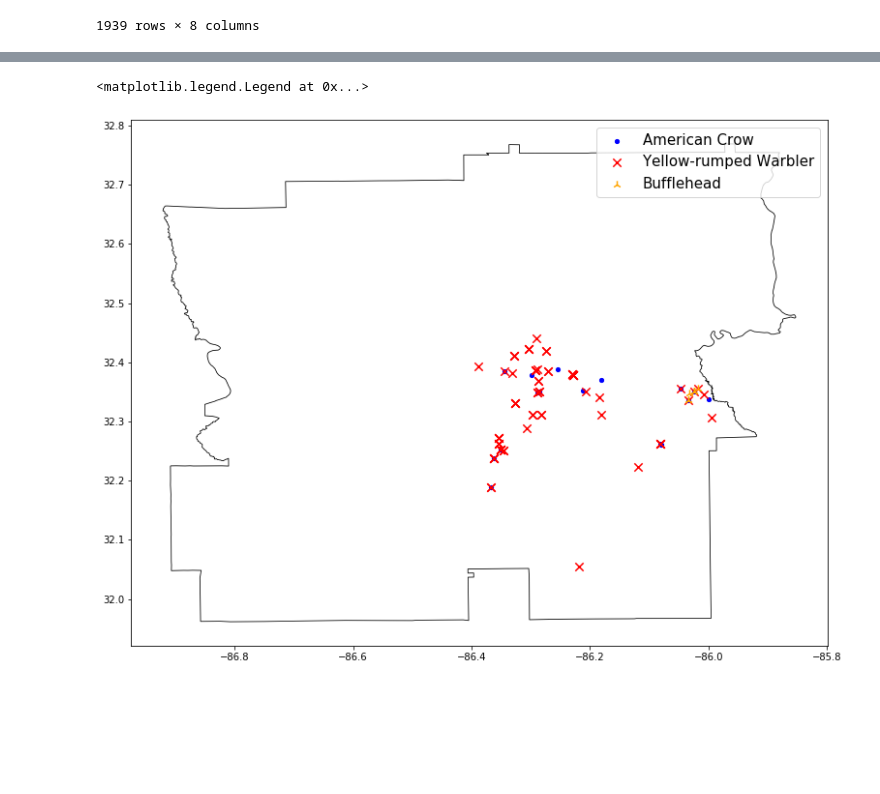
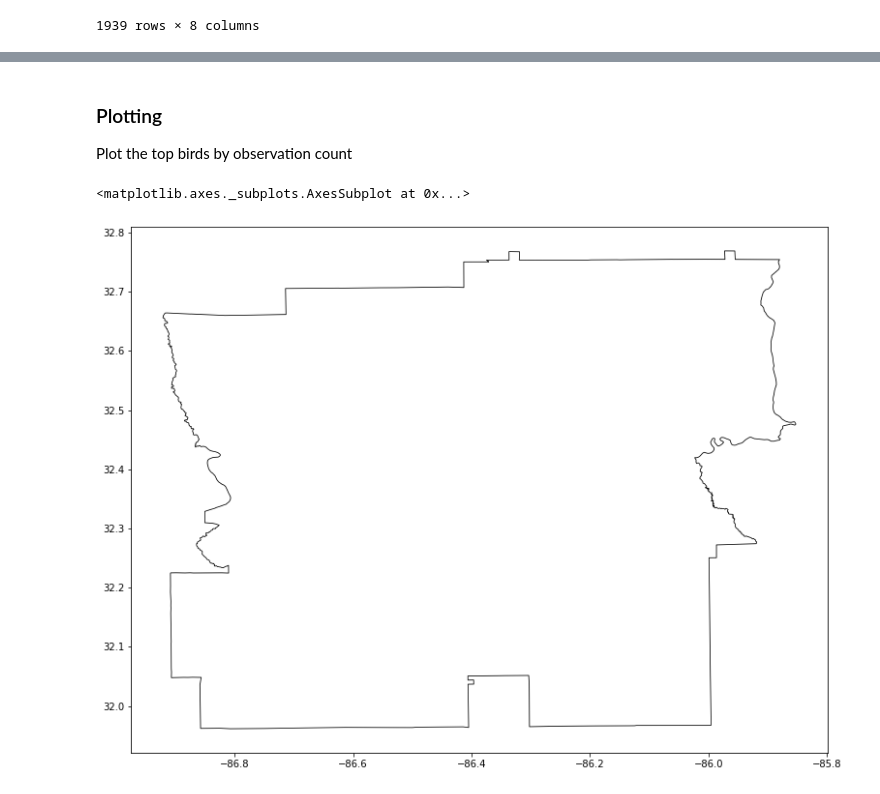
Before and after one commit to ben-sandham/maRaptors, a Jupyter notebook: montgomery_plotting.ipynb, the cells around one changed output, grey strips where cells are left out. Saved outputs shown, nothing was run; the diff lists cells and outputs as text; code cells hidden in the pictures; blank space fills up the shorter version.

```diff
--- a/montgomery_plotting.ipynb
+++ b/montgomery_plotting.ipynb
@@ -116,23 +164,26 @@ geopandas.geodataframe.GeoDataFrame
+# %% [markdown]
+### Plotting
+Plot the top birds by observation count
 # %%
-# Plot unfilled polygon with geographic datapoints
-fig, ax = plt.subplots(figsize = (16,10))
-mx.plot(ax = ax, facecolor='none',edgecolor='black',lw=0.8)
-bird_gdf[bird_gdf['COMMON NAME'] == 'American Crow'].plot(ax = ax,
-                                                          markersize = 70,
-                                                          color = 'blue',
-                                                          marker = '.',
-                                                          label = 'American Crow')
-bird_gdf[bird_gdf['COMMON NAME'] == 'Yellow-rumped Warbler'].plot(ax = ax,
-                                                                  markersize = 70,
-                                                                  color = 'red',
-                                                                  marker = 'x',
-                                                                  label = 'Yellow-rumped Warbler')
-bird_gdf[bird_gdf['COMMON NAME'] == 'Bufflehead'].plot(ax = ax,
-                                                       markersize = 70,
-                                                       color = 'orange',
-                                                       marker = '2',
-                                                       label = 'Bufflehead')
-plt.legend(prop={'size':15})
+# Plot unfilled polygon of Montgomery, AL with datapoints
+# fig, ax = plt.subplots(figsize = (16,10))
+# mx.plot(ax = ax, facecolor='none',edgecolor='black',lw=0.8)
+# bird_gdf[bird_gdf['COMMON NAME'] == 'American Crow'].plot(ax = ax,
+#                                                           markersize = 70,
+#                                                           color = 'blue',
+#                                                           marker = '.',
+#                                                           label = 'American Crow')
+# bird_gdf[bird_gdf['COMMON NAME'] == 'Yellow-rumped Warbler'].plot(ax = ax,
+#                                                                   markersize = 70,
+#                                                                   color = 'red',
+#                                                                   marker = 'x',
+#                                                                   label = 'Yellow-rumped Warbler')
+# bird_gdf[bird_gdf['COMMON NAME'] == 'Bufflehead'].plot(ax = ax,
+#                                                        markersize = 70,
+#                                                        color = 'orange',
+#                                                        marker = '2',
+#                                                        label = 'Bufflehead')
+# plt.legend(prop={'size':15})
 # %% [output]
-<matplotlib.legend.Legend at 0x...>
+<matplotlib.axes._subplots.AxesSubplot at 0x...>
-[figure, old version]
+[figure, new version]
```
Also changed, not shown: parts of 16 cells of this notebook.
